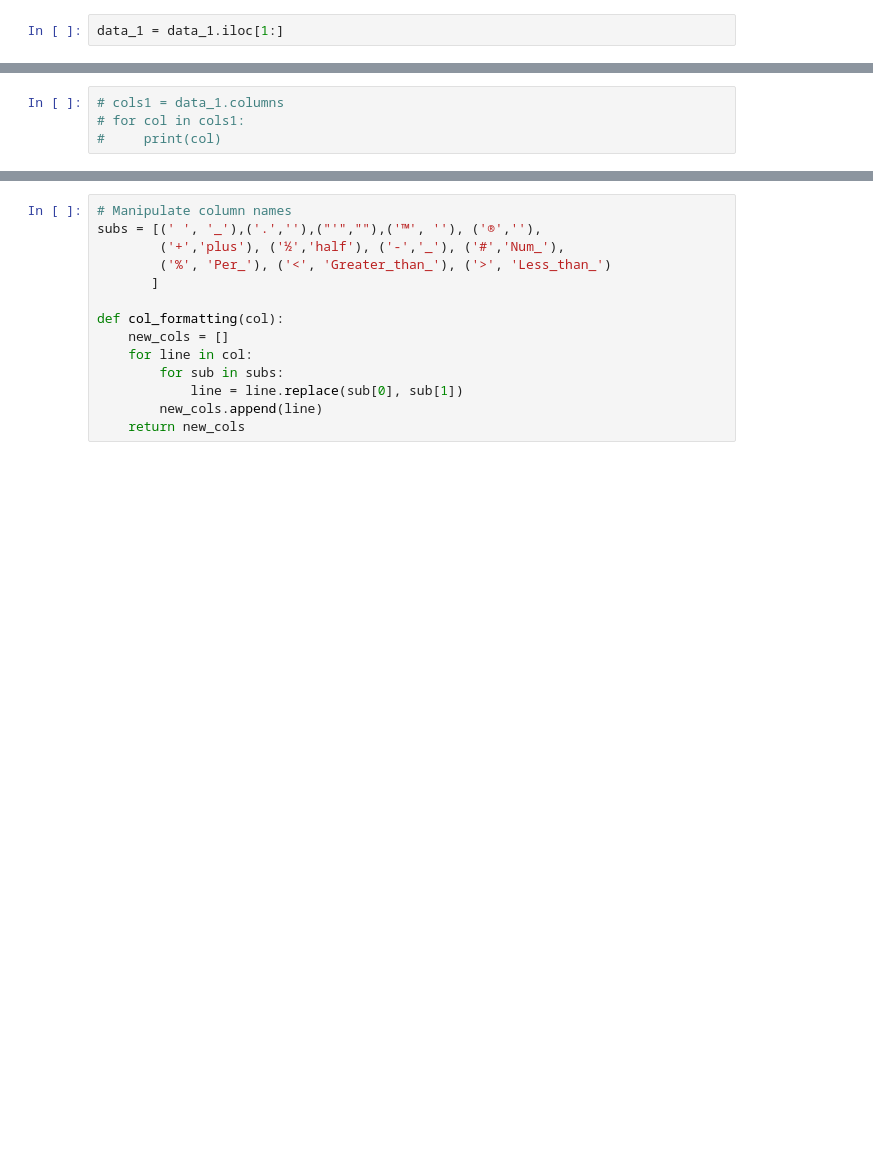
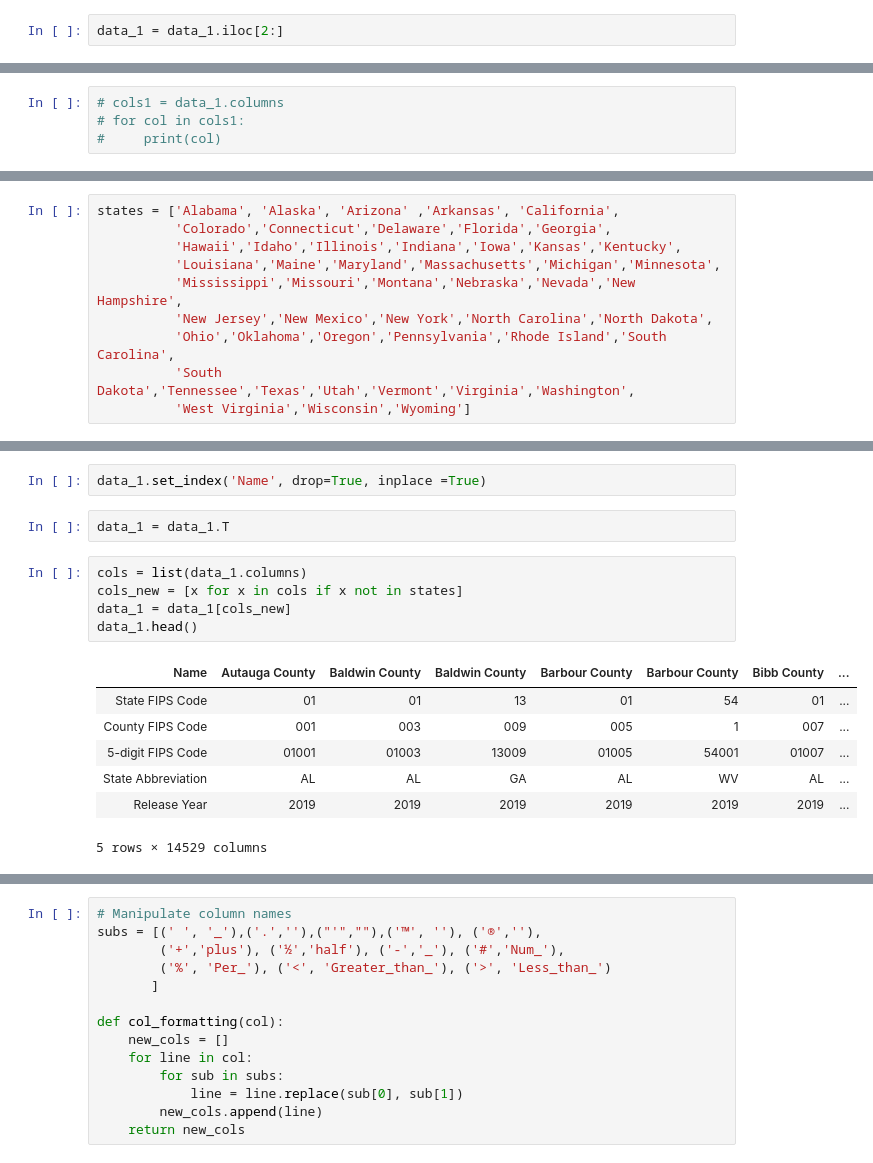
Before and after one commit to Matt-Newton998/Life_Expectancy-Mod04_Project, a Jupyter notebook: Matt_Initial_Workbook.ipynb, the cells around one changed output, grey strips where cells are left out. Saved outputs shown, nothing was run; the diff lists cells and outputs as text; blank space fills up the shorter version.

```diff
--- a/Matt_Initial_Workbook.ipynb
+++ b/Matt_Initial_Workbook.ipynb
@@ -17,4 +19,4 @@ from sklearn.model_selection import train_test_split
 # %%
 data_1 = pd.read_csv("analytic_data2019.csv", skiprows=0)
 # %%
-data_1 = data_1.iloc[1:]
+data_1 = data_1.iloc[2:]
@@ -35,0 +43,10 @@ Merge the table's into 1
+# %%
+states = ['Alabama', 'Alaska', 'Arizona' ,'Arkansas', 'California',
+          'Colorado','Connecticut','Delaware','Florida','Georgia',
+          'Hawaii','Idaho','Illinois','Indiana','Iowa','Kansas','Kentucky',
+          'Louisiana','Maine','Maryland','Massachusetts','Michigan','Minnesota',
+          'Mississippi','Missouri','Montana','Nebraska','Nevada','New Hampshire',
+          'New Jersey','New Mexico','New York','North Carolina','North Dakota',
+          'Ohio','Oklahoma','Oregon','Pennsylvania','Rhode Island','South Carolina',
+          'South Dakota','Tennessee','Texas','Utah','Vermont','Virginia','Washington',
+          'West Virginia','Wisconsin','Wyoming']
@@ -35,0 +65,17 @@ Merge the table's into 1
+# %%
+data_1.set_index('Name', drop=True, inplace =True)
+# %%
+data_1 = data_1.T
+# %%
+cols = list(data_1.columns)
+cols_new = [x for x in cols if x not in states]
+data_1 = data_1[cols_new]
+data_1.head()
+# %% [output]
+| Name | Autauga County | Baldwin County | Baldwin County | Barbour County | Barbour County | Bibb County | ... |
+| State FIPS Code | 01 | 01 | 13 | 01 | 54 | 01 | ... |
+| County FIPS Code | 001 | 003 | 009 | 005 | 1 | 007 | ... |
+| 5-digit FIPS Code | 01001 | 01003 | 13009 | 01005 | 54001 | 01007 | ... |
+| State Abbreviation | AL | AL | GA | AL | WV | AL | ... |
+| Release Year | 2019 | 2019 | 2019 | 2019 | 2019 | 2019 | ... |
+5 rows × 14529 columns
```
Also changed, not shown: parts of 29 cells of this notebook, 2 other files.
